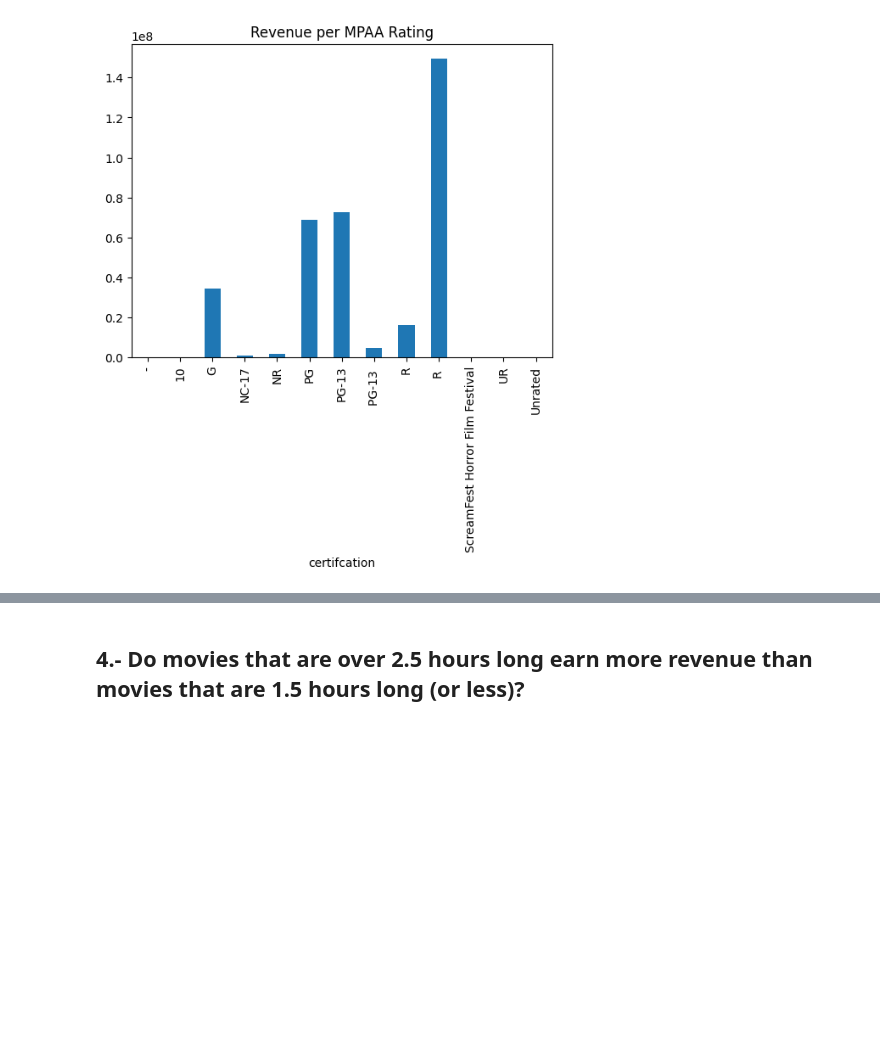
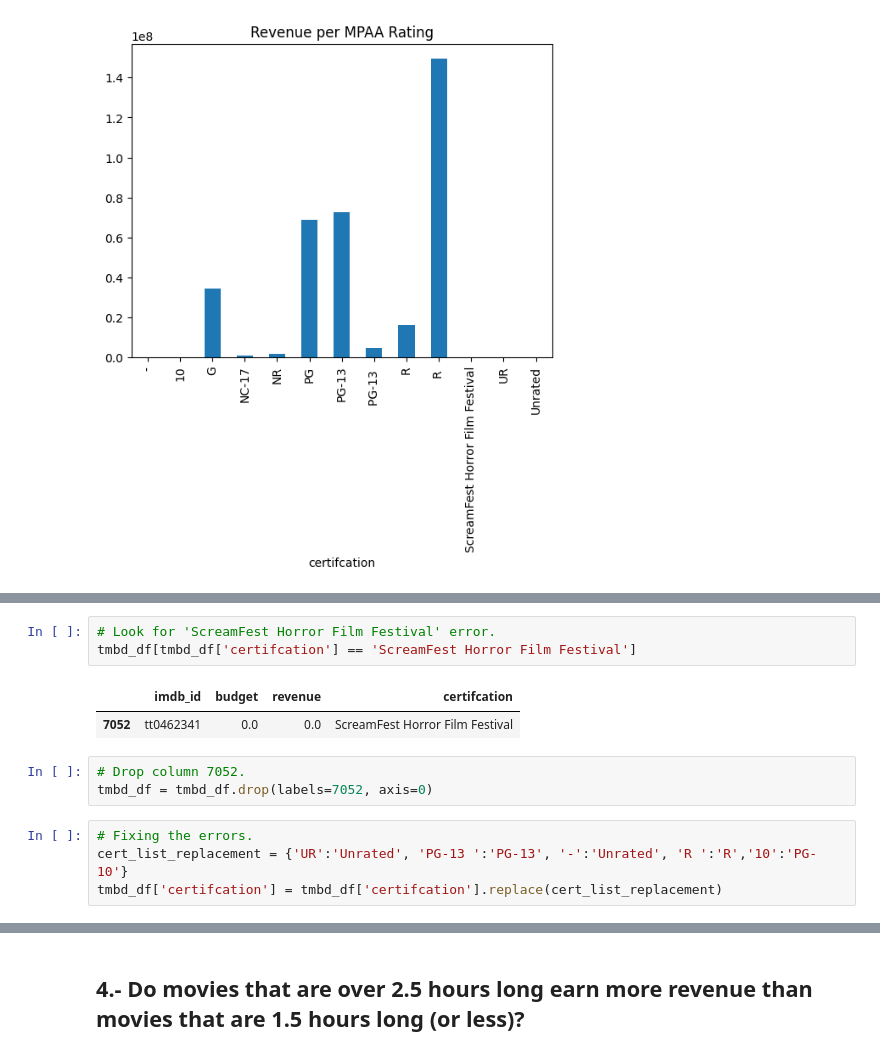
Before and after one commit to edleafvirtual/Project-3-IMDb-Successful-movie, a Jupyter notebook: Part E - A-B Testing.ipynb, the cells around one changed output, grey strips where cells are left out. Cells and saved outputs as stored; diff of their text form; blank space fills up the shorter version.

```diff
--- a/Part E - A-B Testing.ipynb
+++ b/Part E - A-B Testing.ipynb
@@ -107,0 +149,13 @@ tmbd_df.groupby('certifcation')['revenue'].mean().plot(kind='bar', title='Revenu
+# %%
+# Look for 'ScreamFest Horror Film Festival' error.
+tmbd_df[tmbd_df['certifcation'] == 'ScreamFest Horror Film Festival']
+# %% [output]
+|  | imdb_id | budget | revenue | certifcation |
+| 7052 | tt0462341 | 0.0 | 0.0 | ScreamFest Horror Film Festival |
+# %%
+# Drop column 7052.
+tmbd_df = tmbd_df.drop(labels=7052, axis=0)
+# %%
+# Fixing the errors.
+cert_list_replacement = {'UR':'Unrated', 'PG-13 ':'PG-13', '-':'Unrated', 'R ':'R','10':'PG-10'}
+tmbd_df['certifcation'] = tmbd_df['certifcation'].replace(cert_list_replacement)
```
Also changed, not shown: parts of 6 cells of this notebook.
